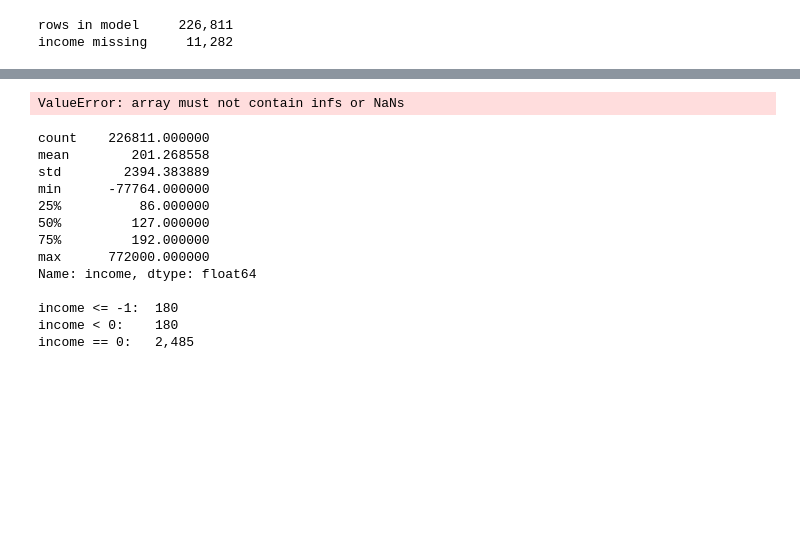
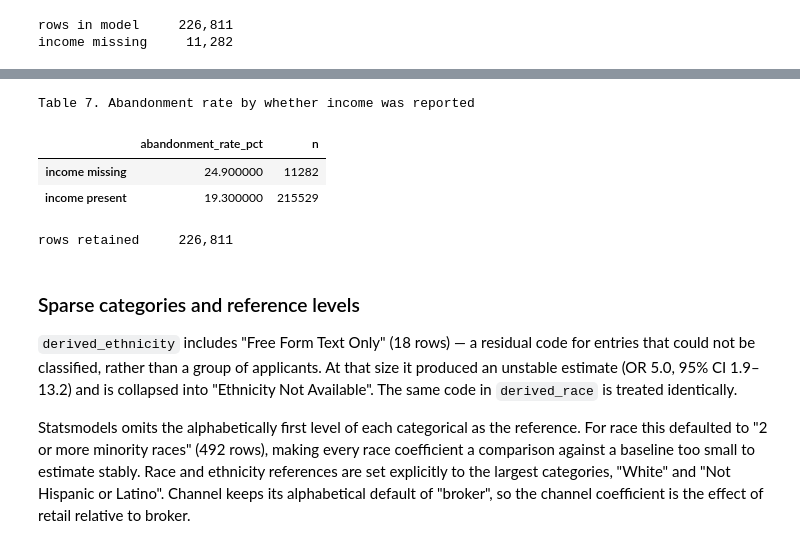
Before and after one commit to aidaubinazhit/hmda-abandonment, a Jupyter notebook: notebooks/01-explore.ipynb, the cells around one changed output, grey strips where cells are left out. Saved outputs shown, nothing was run; the diff lists cells and outputs as text; code cells hidden in the pictures; blank space fills up the shorter version.

```diff
--- a/notebooks/01-explore.ipynb
+++ b/notebooks/01-explore.ipynb
@@ -675,34 +696,45 @@ income missing     11,282
+# %%
+missing_income = retail_broker_all["income"].isna()
+
+pd.DataFrame(
+    {
+        "abandonment_rate_pct": [
+            retail_broker_all.loc[missing_income, "abandoned"].mean() * 100,
+            retail_broker_all.loc[~missing_income, "abandoned"].mean() * 100,
+        ],
+        "n": [missing_income.sum(), (~missing_income).sum()],
+    },
+    index=["income missing", "income present"],
+).round(1).style.set_caption(
+    "Table 7. Abandonment rate by whether income was reported"
+)
+# %% [output]
+Table 7. Abandonment rate by whether income was reported
+|  | abandonment_rate_pct | n |
+| income missing | 24.900000 | 11282 |
+| income present | 19.300000 | 215529 |
 # %%
-formula = (
-    "abandoned ~ channel + loan_purpose_label + loan_type_label "
-    "+ occupancy_type_label + lien_status_label + derived_sex "
-    "+ derived_race + derived_ethnicity + applicant_age "
-    "+ np.log1p(income) + np.log1p(loan_amount) + income_missing"
-)
+model_df["income_missing"] = model_df["income"].isna().astype(int)
+model_df["income"] = model_df["income"].fillna(model_df["income"].median())
 
-logit_model = smf.logit(formula, data=model_df).fit()
-
-print(logit_model.summary())
+assert model_df.notna().all().all(), "unexpected nulls remain in model_df"
+print(f"rows retained  {len(model_df):>10,}")
 # %% [output]
-ValueError: array must not contain infs or NaNs
+rows retained     226,811
-# %%
-print(model_df["income"].describe())
-print()
-print(f"income <= -1:  {(model_df['income'] <= -1).sum():,}")
-print(f"income < 0:    {(model_df['income'] < 0).sum():,}")
-print(f"income == 0:   {(model_df['income'] == 0).sum():,}")
-# %% [output]
-count    226811.000000
-mean        201.268558
-std        2394.383889
-min      -77764.000000
-25%          86.000000
-50%         127.000000
-75%         192.000000
-max      772000.000000
-Name: income, dtype: float64
-
-income <= -1:  180
-income < 0:    180
-income == 0:   2,485
+# %% [markdown]
+### Sparse categories and reference levels
+
+`derived_ethnicity` includes "Free Form Text Only" (18 rows) — a residual code
+for entries that could not be classified, rather than a group of applicants.
+At that size it produced an unstable estimate (OR 5.0, 95% CI 1.9–13.2) and is
+collapsed into "Ethnicity Not Available". The same code in `derived_race` is
+treated identically.
+
+Statsmodels omits the alphabetically first level of each categorical as the
+reference. For race this defaulted to "2 or more minority races" (492 rows),
+making every race coefficient a comparison against a baseline too small to
+estimate stably. Race and ethnicity references are set explicitly to the
+largest categories, "White" and "Not Hispanic or Latino". Channel keeps its
+alphabetical default of "broker", so the channel coefficient is the effect of
+retail relative to broker.
 # %%
```
Also changed, not shown: parts of 13 cells of this notebook.
